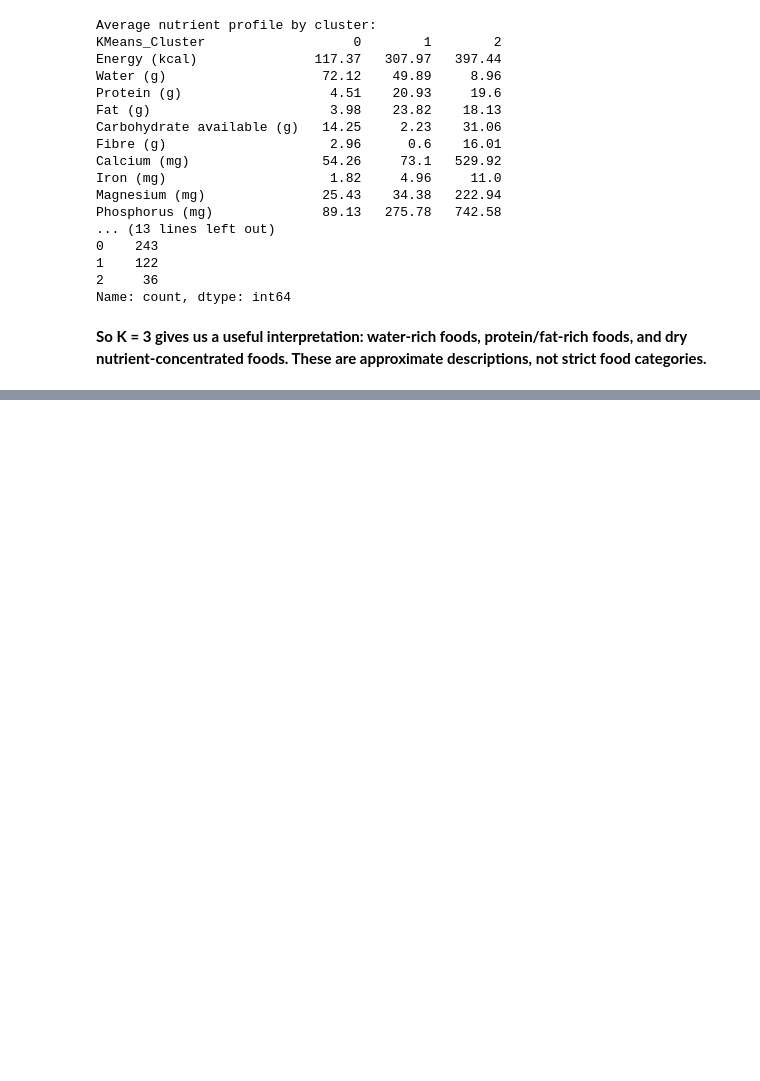
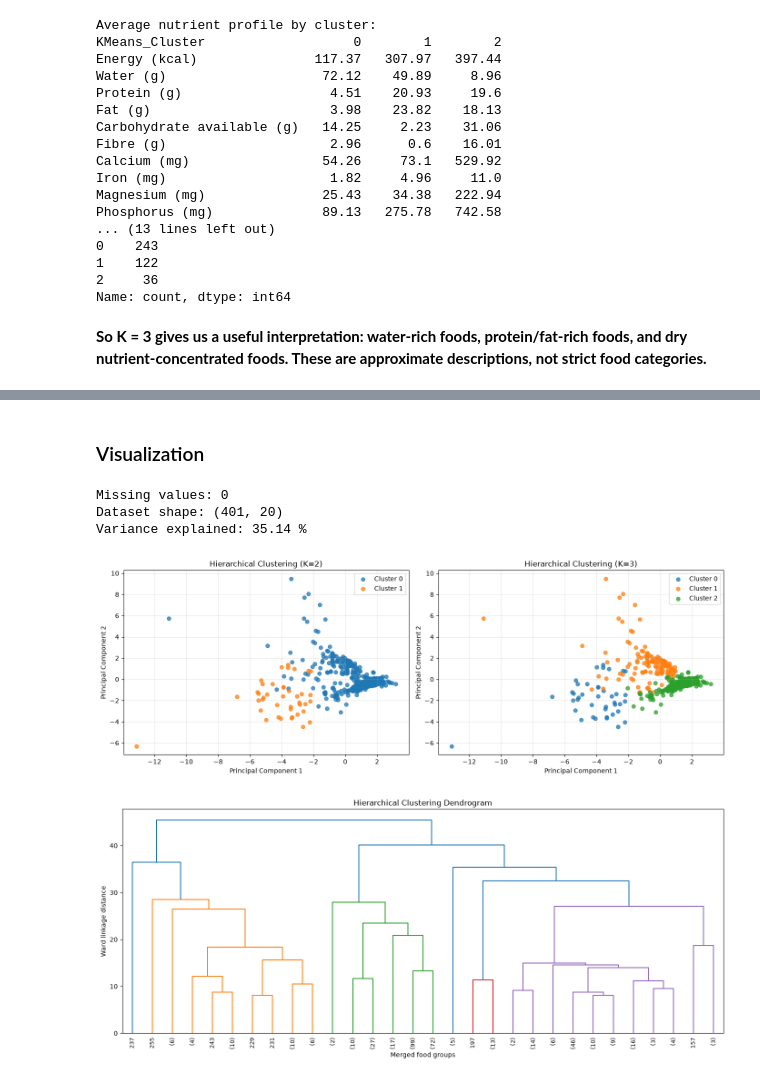
Before and after one commit to sheilawanjiru52-create/FINALPROJECT, a Jupyter notebook: nutrition.ipynb, the cells around one changed output, grey strips where cells are left out. Cells and saved outputs as stored; diff of their text form; code cells hidden in the pictures; blank space fills up the shorter version.

```diff
--- a/nutrition.ipynb
+++ b/nutrition.ipynb
@@ -2880,0 +3235,80 @@ Name: count, dtype: int64
+# %% [markdown]
+### Visualization
+# %%
+from sklearn.preprocessing import StandardScaler
+from sklearn.decomposition import PCA
+from sklearn.cluster import AgglomerativeClustering
+from scipy.cluster.hierarchy import linkage, dendrogram
+
+# 1. Clean X
+X_clean = pd.DataFrame(X).copy()
+X_clean = X_clean.apply(pd.to_numeric, errors="coerce")
+X_clean = X_clean.replace([np.inf, -np.inf], np.nan)
+X_clean = X_clean.fillna(0)
+
+print("Missing values:", X_clean.isna().sum().sum())
+print("Dataset shape:", X_clean.shape)
+
+# 2. Scale the data
+scaler = StandardScaler()
+X_scaled = scaler.fit_transform(X_clean)
+
+# 3. Reduce to two dimensions for visualization
+pca = PCA(n_components=2)
+X_pca = pca.fit_transform(X_scaled)
+
+print(
+    "Variance explained:",
+    round(pca.explained_variance_ratio_.sum() * 100, 2),
+    "%"
+)
+
+# 4. Plot hierarchical clustering for K = 2 and K = 3
+fig, axes = plt.subplots(1, 2, figsize=(14, 5))
+
+for ax, k in zip(axes, [2, 3]):
+    model = AgglomerativeClustering(n_clusters=k)
+    labels = model.fit_predict(X_scaled)
+
+    for cluster in sorted(set(labels)):
+        mask = labels == cluster
+        ax.scatter(
+            X_pca[mask, 0],
+            X_pca[mask, 1],
+            s=35,
+            alpha=0.75,
+            label=f"Cluster {cluster}"
+        )
+
+    ax.set_title(f"Hierarchical Clustering (K={k})")
+    ax.set_xlabel("Principal Component 1")
+    ax.set_ylabel("Principal Component 2")
+    ax.legend()
+    ax.grid(alpha=0.3)
+
+plt.tight_layout()
+plt.show()
+
+# 5. Plot a truncated dendrogram
+Z = linkage(X_scaled, method="ward")
+
+plt.figure(figsize=(14, 6))
+dendrogram(
+    Z,
+    truncate_mode="lastp",
+    p=30,
+    leaf_rotation=90,
+    leaf_font_size=9
+)
+
+plt.title("Hierarchical Clustering Dendrogram")
+plt.xlabel("Merged food groups")
+plt.ylabel("Ward linkage distance")
+plt.tight_layout()
+plt.show()
+# %% [output]
+Missing values: 0
+Dataset shape: (401, 20)
+Variance explained: 35.14 %
+[figure, added]
+[figure, added]
```
Also changed, not shown: parts of 11 cells of this notebook.
